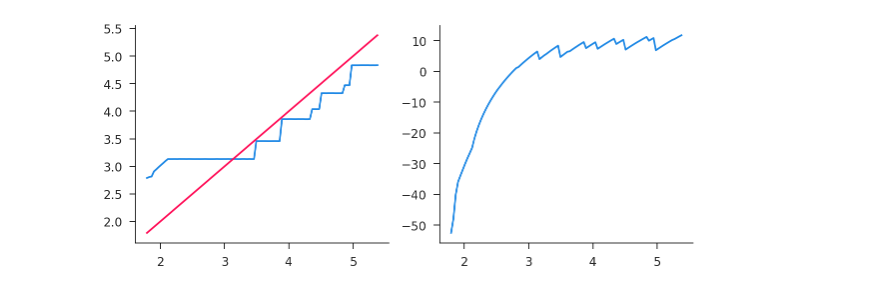
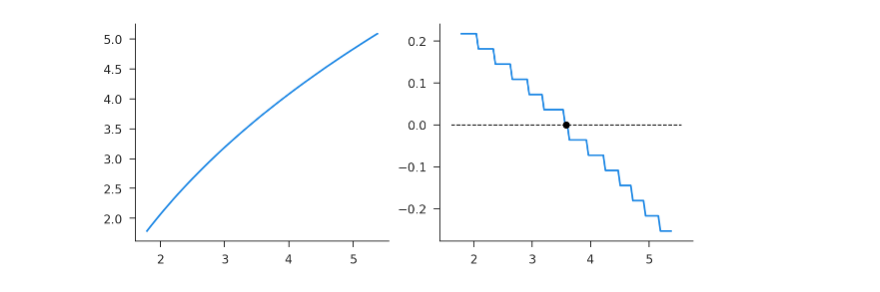
Before and after one commit to iamlemec/grad_code, a Jupyter notebook: assign_1.ipynb, the cells around one changed output. Cells and saved outputs as stored; diff of their text form; code cells hidden in the pictures.

```diff
--- a/assign_1.ipynb
+++ b/assign_1.ipynb
@@ -28,14 +30,12 @@ par = {
 # %%
 # algo parameters
-alg = {
+alg_grid = {
     'N': 100,
     'flo': 0.5,
     'fhi': 1.5,
-    'Δk': 0.001,
-    'Δv': 0.001,
-    'ε': 0.01
+    'ε': 1e-6,
 }
 # %%
-vfi = ps.ValfuncInterp(par, alg)
+vfi_grid = ps.ValfuncGrid(par, alg_grid)
 # %%
-kp, vp = vfi.solve_interp(K=10000)
+vp, kp = vfi_grid.solve()
@@ -54,6 +42,8 @@ kp, vp = vfi.solve_interp(K=10000)
 # %%
 fig, ax = plt.subplots(ncols=2, figsize=(10, 4))
-ax[0].plot(vfi.k_grid, kp, vfi.k_grid, vfi.k_grid);
-ax[1].plot(vfi.k_grid, vp);
+ax[0].plot(vfi_grid.k_grid, vp);
+ax[1].plot(vfi_grid.k_grid, kp-vfi_grid.k_grid);
+ax[1].scatter(vfi_grid.kss, 0, c='k', zorder=10);
+ax[1].hlines(0, *ax[1].get_xlim(), color='k', linestyle='--', linewidth=1);
 # %% [output]
-[figure, old version]
+[figure, new version]
```
Also changed, not shown: parts of 11 cells of this notebook, 2 other files.
